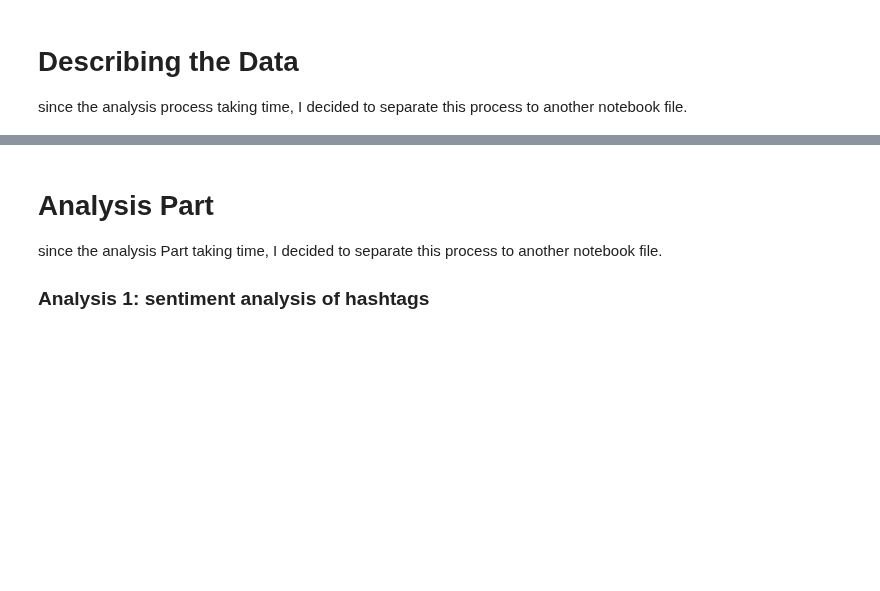
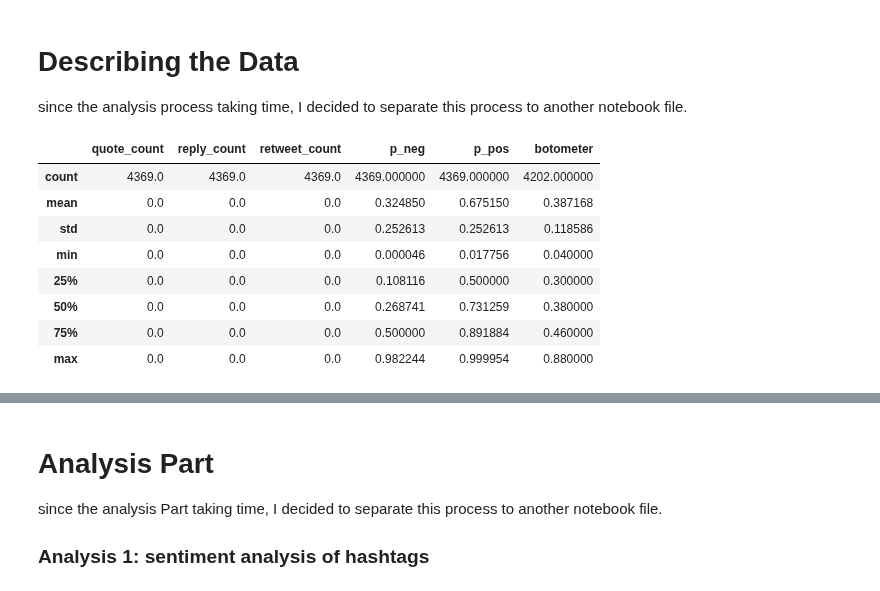
Before and after one commit to indralukmana/twitter-brexit, a Jupyter notebook: iqbal/bot_analysis.ipynb, the cells around one changed output, grey strips where cells are left out. Saved outputs shown, nothing was run; the diff lists cells and outputs as text; code cells hidden in the pictures; blank space fills up the shorter version.

```diff
--- a/iqbal/bot_analysis.ipynb
+++ b/iqbal/bot_analysis.ipynb
@@ -134,3 +134,15 @@ assert (len(compiled_data)==len(data)), "Input data and output data has a differ
 # %% [markdown]
 <h1>Describing the Data</h1>
 since the analysis process taking time, I decided to separate this process to another notebook file.
+# %%
+old_compiled_data.describe()
+# %% [output]
+|  | quote_count | reply_count | retweet_count | p_neg | p_pos | botometer |
+| count | 4369.0 | 4369.0 | 4369.0 | 4369.000000 | 4369.000000 | 4202.000000 |
+| mean | 0.0 | 0.0 | 0.0 | 0.324850 | 0.675150 | 0.387168 |
+| std | 0.0 | 0.0 | 0.0 | 0.252613 | 0.252613 | 0.118586 |
+| min | 0.0 | 0.0 | 0.0 | 0.000046 | 0.017756 | 0.040000 |
+| 25% | 0.0 | 0.0 | 0.0 | 0.108116 | 0.500000 | 0.300000 |
+| 50% | 0.0 | 0.0 | 0.0 | 0.268741 | 0.731259 | 0.380000 |
+| 75% | 0.0 | 0.0 | 0.0 | 0.500000 | 0.891884 | 0.460000 |
+| max | 0.0 | 0.0 | 0.0 | 0.982244 | 0.999954 | 0.880000 |
```
Also changed, not shown: parts of 14 cells of this notebook.
